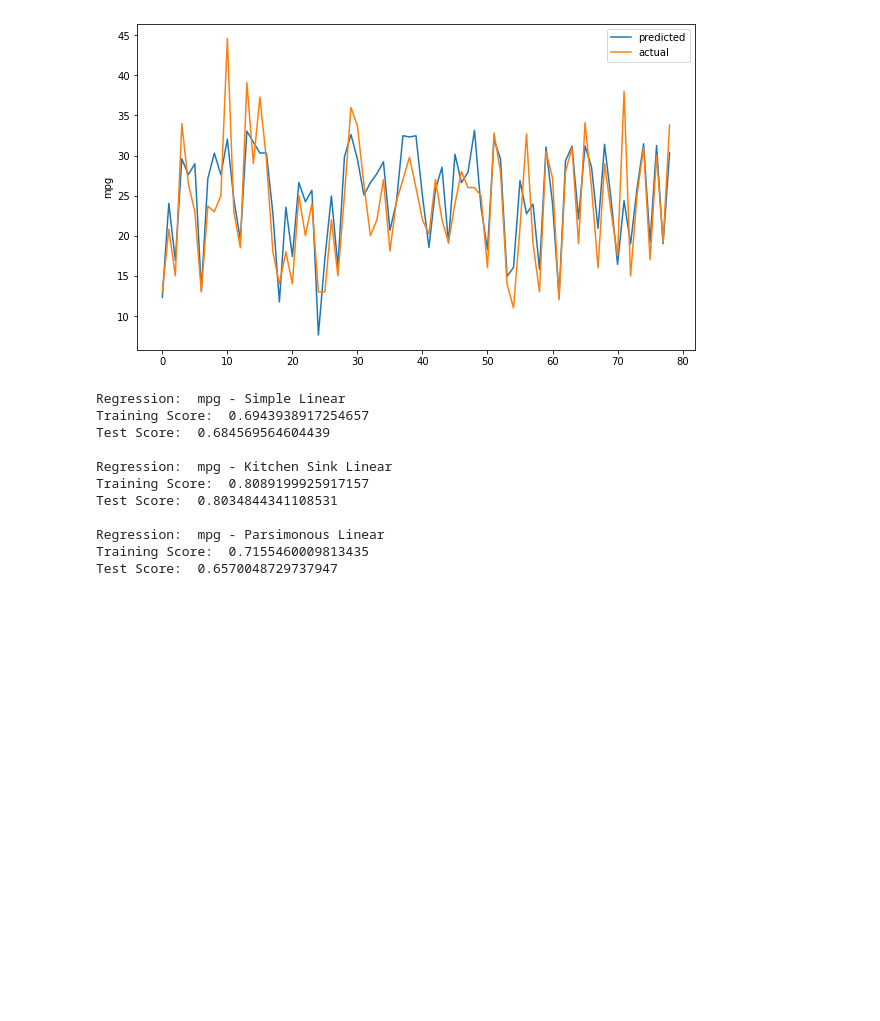
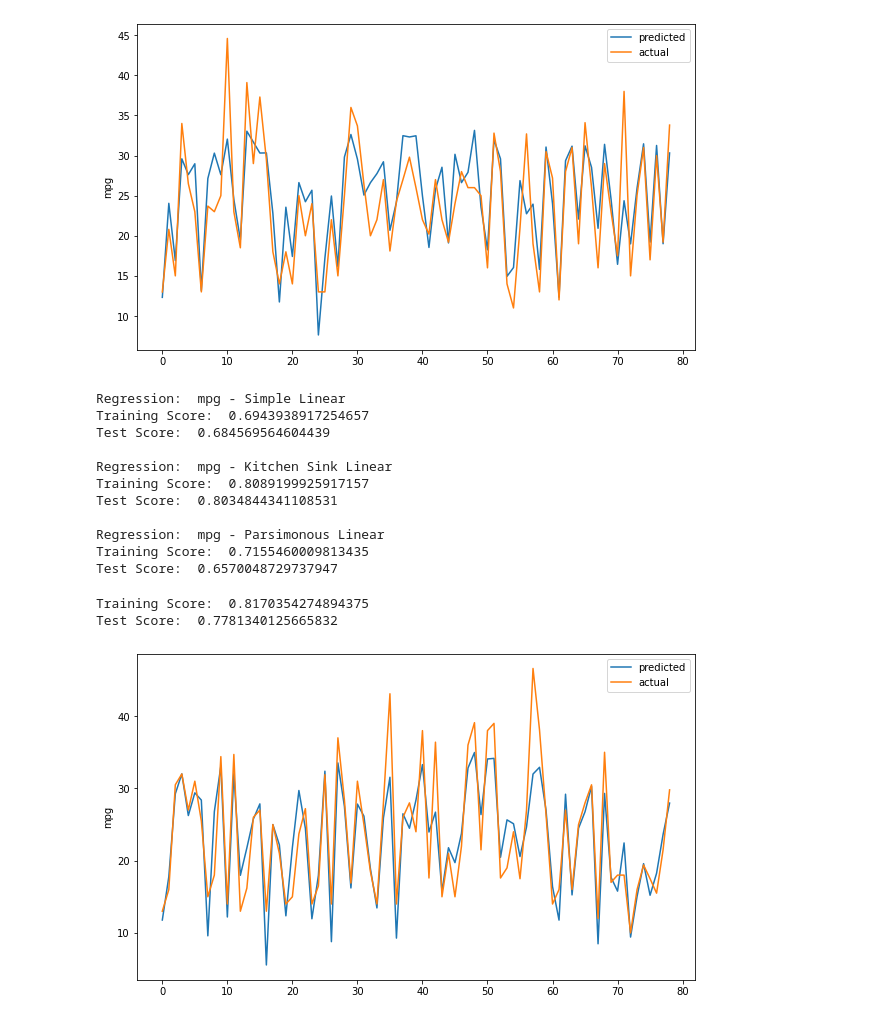
Before and after one commit to heebyyy/Regression_Model_With_Scikit_Learn, a Jupyter notebook: RegularizedRegressionModel.ipynb, the cells around one changed output. Drawn from its saved outputs; the diff is of its cells as text; code cells hidden in the pictures; blank space fills up the shorter version.

Commit message:
added regularized models

```diff
--- a/RegularizedRegressionModel.ipynb
+++ b/RegularizedRegressionModel.ipynb
@@ -122,3 +122,15 @@ Test Score:  0.8034844341108531
 Regression:  mpg - Parsimonous Linear
 Training Score:  0.7155460009813435
 Test Score:  0.6570048729737947
+# %%
+def lasso_reg(x_train, y_train, alpha = 0.5):
+    model = Lasso(alpha = alpha)
+    model.fit(x_train, y_train)
+
+    return model
+# %%
+result_dict['mpg - Kitchen sink lasso'] = build_model(lasso_reg, 'mpg', featues, automobile_df, show_plot_Y = True)
+# %% [output]
+Training Score:  0.8170354274894375
+Test Score:  0.7781340125665832
+[figure, added]
```
Also changed, not shown: parts of 14 cells of this notebook.
